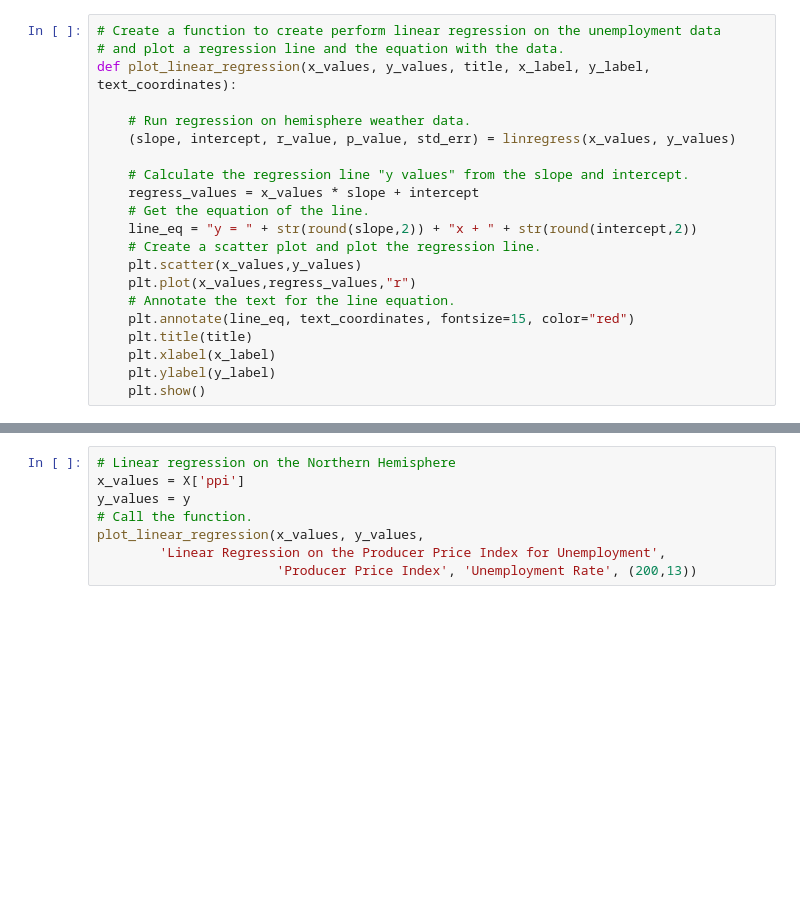
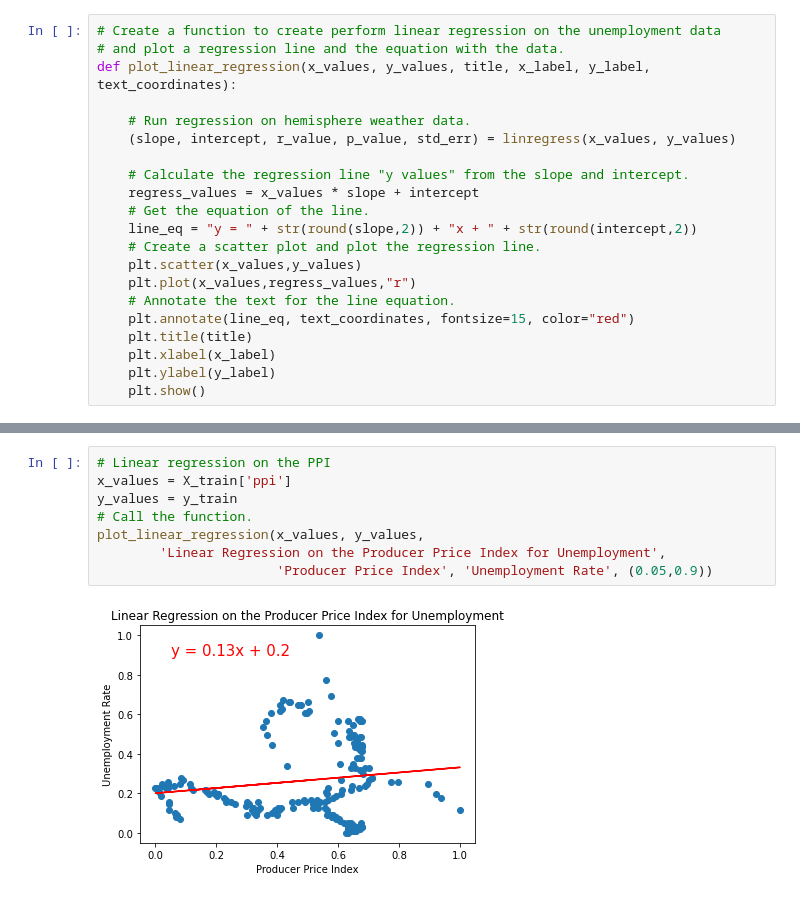
Before and after one commit to arianacolon/Fed_Interest_Rate_Analysis, a Jupyter notebook: FRA_Regression_Lines.ipynb, the cells around one changed output, grey strips where cells are left out. Drawn from its saved outputs; the diff is of its cells as text; blank space fills up the shorter version.

```diff
--- a/FRA_Regression_Lines.ipynb
+++ b/FRA_Regression_Lines.ipynb
@@ -93,9 +138,11 @@ plot_linear_regression(x_values, y_values,
 # %%
-# Linear regression on the Northern Hemisphere
-x_values = X['ppi']
-y_values = y
+# Linear regression on the PPI
+x_values = X_train['ppi']
+y_values = y_train
 # Call the function.
 plot_linear_regression(x_values, y_values,
         'Linear Regression on the Producer Price Index for Unemployment',
-                       'Producer Price Index', 'Unemployment Rate', (200,13))
+                       'Producer Price Index', 'Unemployment Rate', (0.05,0.9))
+# %% [output]
+[figure, added]
 # %%
```
Also changed, not shown: parts of 15 cells of this notebook.
